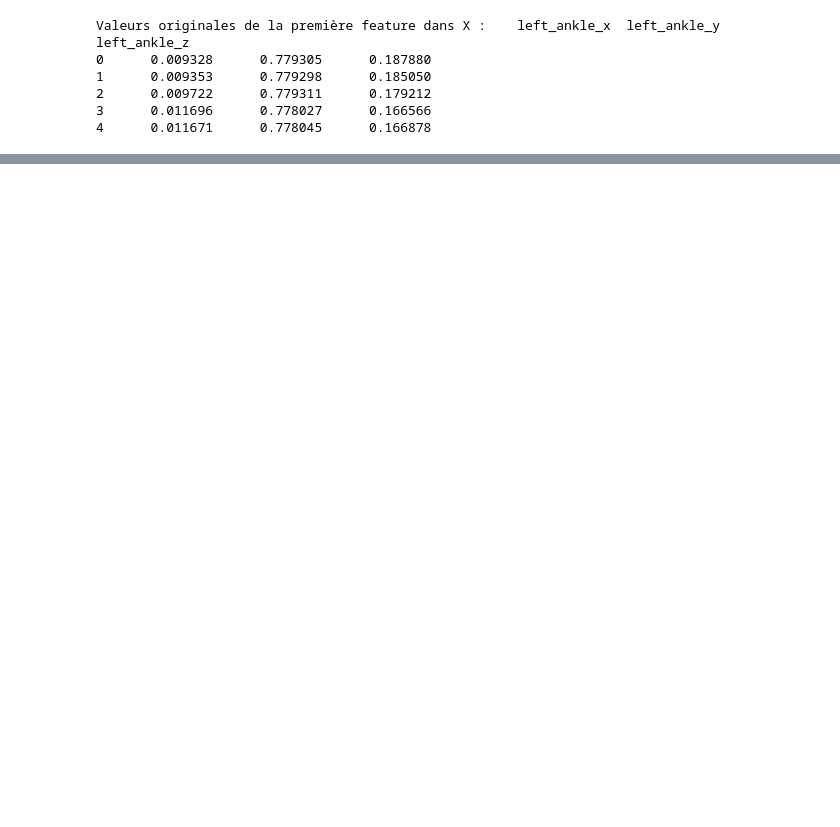
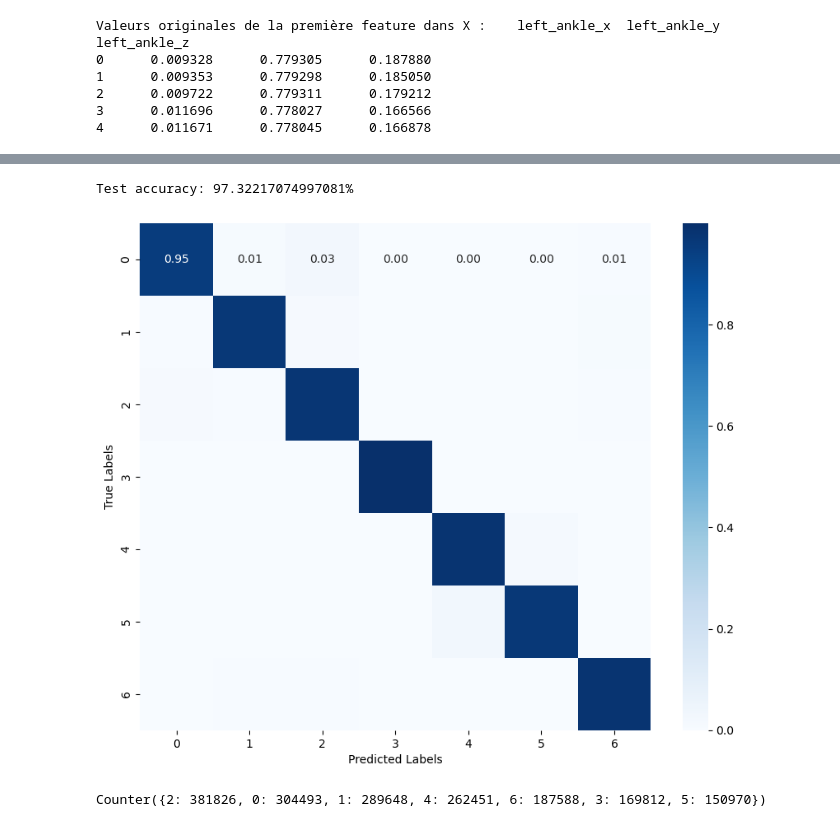
Before and after one commit to loufourneaux/project2, a Jupyter notebook: project 2.ipynb, the cells around one changed output, grey strips where cells are left out. Saved outputs shown, nothing was run; the diff lists cells and outputs as text; code cells hidden in the pictures; blank space fills up the shorter version.

```diff
--- a/project 2.ipynb
+++ b/project 2.ipynb
@@ -367,7 +357,7 @@ depth, height, width = 3, 3, 11
 num_channels = 3
 
 # Nombre d'échantillons
-num_samples = 2183099
+num_samples = 2183485
 
 # Initialiser un tenseur vide
 grid_tensor = torch.zeros((num_samples, num_channels, depth, height, width))
@@ -445,6 +435,6 @@ torch.Size([2183099, 3, 3, 3, 11])
 # %%
 Y_tensor_cnn = y_tensor
-X_train_cnn, X_test_cnn, Y_train_cnn, Y_test_cnn = train_test_split(grid_tensor, Y_tensor_cnn, test_size=0.2)
+X_train_cnn, X_test_cnn, Y_train_cnn, Y_test_cnn = train_test_split(grid_tensor, Y_tensor_cnn, test_size=0.8)
 
 print(X_train_cnn.shape)
 dataset_train_cnn = TensorDataset(X_train_cnn, Y_train_cnn)
@@ -456,5 +446,5 @@ torch.Size([1746479, 3, 3, 3, 11])
 # %%
-num_epochs = 4  # ou le nombre d'époques souhaité
+num_epochs = 100  # ou le nombre d'époques souhaité
 modelCNN.train()
 
 for epoch in range(num_epochs):
@@ -471,7 +461,7 @@ for epoch in range(num_epochs):
         running_loss += loss.item()
         total_train += labels.size(0)
         correct_train += (predicted == labels).sum().item()
-        if scheduler_cnn:
-            scheduler_cnn.step()
+        #if scheduler_cnn:
+            #scheduler_cnn.step()
     epoch_accuracy = 100 * correct_train / total_train
     print(f"Epuch {epoch + 1}/{num_epochs}, Loss : {running_loss / len(trainLoader_cnn)},  Accuracy: {epoch_accuracy:.2f}%'")
@@ -477,0 +486,42 @@ for epoch in range(num_epochs):
+# %%
+modelCNN.eval()
+total_test = 0
+correct_test = 0
+
+y_true = []
+y_pred = []
+
+with torch.no_grad():
+    for inputs, labels in testLoader_cnn:
+        labels = labels.long()
+        outputs = modelCNN(inputs)
+        _, predicted = torch.max(outputs.data, 1)
+        y_true.extend(labels.tolist())
+        y_pred.extend(predicted.tolist())
+        total_test += labels.size(0)
+        correct_test += (predicted == labels).sum().item()
+
+test_accuracy = 100 * correct_test / total_test
+print(f'Test accuracy: {test_accuracy}%')
+# %% [output]
+Test accuracy: 97.32217074997081%
+# %%
+conf_matrix = confusion_matrix(y_true,y_pred)
+
+normalized_conf_matrix = conf_matrix.astype('float') / conf_matrix.sum(axis=1)[:, np.newaxis]
+
+plt.figure(figsize=(10, 8))
+sns.heatmap(normalized_conf_matrix, annot=True, fmt=".2f", cmap="Blues")
+plt.ylabel('True Labels')
+plt.xlabel('Predicted Labels')
+plt.show()
+# %% [output]
+[figure, added]
+# %%
+from collections import Counter
+
+# Compter les occurrences de chaque label dans y_true
+label_counts = Counter(y_true)
+print(label_counts)
+# %% [output]
+Counter({2: 381826, 0: 304493, 1: 289648, 4: 262451, 6: 187588, 3: 169812, 5: 150970})
```
Also changed, not shown: parts of 28 cells of this notebook.
